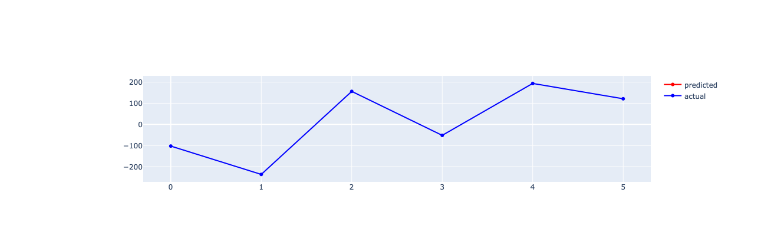
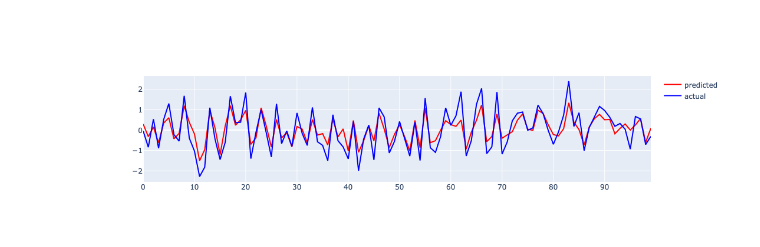
Before and after one commit to IBM/sail, a Jupyter notebook: notebooks/tcn_regression.ipynb, the cells around one changed output. Drawn from its saved outputs; the diff is of its cells as text; code cells hidden in the pictures.

Commit message:
Changed tcn_regression.ipynb to be same as tests.

```diff
--- a/notebooks/tcn_regression.ipynb
+++ b/notebooks/tcn_regression.ipynb
@@ -7,7 +14,9 @@ import torch
 # %%
-n_samples = 6000
+n_samples = 100
 n_features = 12
-stream = RegressionGenerator(random_state=1,
-                             n_samples=n_samples,
-                             n_features=n_features)
+X, y = regression_data(n_samples, n_features)
+X = X[:, :, np.newaxis]
 learner_tcn = TCNRegressor(n_features, 1)
+for _ in range(10):
+    learner_tcn.partial_fit(X, y)
+train_losses = learner_tcn.history[:, "train_loss"]
@@ -14,24 +36,2 @@ learner_tcn = TCNRegressor(n_features, 1)
 # %%
-cnt = 0
-y_true = array('d')
-y_pred = array('d')
-index = []
-i = 0
-wait_samples = 30
-while cnt < n_samples and stream.has_more_samples():
-    X, y = stream.next_sample(batch_size=wait_samples)
-    y = np.array(y)
-    X = np.array(X)
-    y = y.reshape(y.shape[0], -1)
-    X = X.astype(np.float32)
-    y = y.astype(np.float32)
-
-    # Test every n samples
-    if (cnt % wait_samples == 0) & (cnt != 0):
-        y_true.append(y[0])
-        y_pred1 = learner_tcn.predict(X)[0][0]
-        y_pred.append(y_pred1)
-        index.append(i)
-        i = i + 1
-    learner_tcn.partial_fit(X, y)
-    cnt += 1
+y_prediction = learner_tcn.predict(X)
@@ -56,17 +38,18 @@ while cnt < n_samples and stream.has_more_samples():
 # %%
 import plotly.graph_objects as go
 import plotly.io as pio
 
 pio.renderers.default = 'vscode'
 
-y_pred = y_pred.tolist()
-y_true = y_true.tolist()
+y_pred = y_prediction.flatten().tolist()
+y_true = y.flatten().tolist()
+x = np.arange(len(y_true))
 fig = go.Figure()
 
-fig.add_trace(go.Scatter(x=index, y=y_pred, name='predicted',
+fig.add_trace(go.Scatter(x=x, y=y_pred, name='predicted',
                          line=dict(color='red', width=2)))
-fig.add_trace(go.Scatter(x=index, y=y_true, name='actual',
+fig.add_trace(go.Scatter(x=x, y=y_true, name='actual',
                          line=dict(color='blue', width=2)))
 fig.show()
 # %% [output]
-[figure, old version]
+[figure, new version]
```
Also changed, not shown: parts of 4 cells of this notebook.
